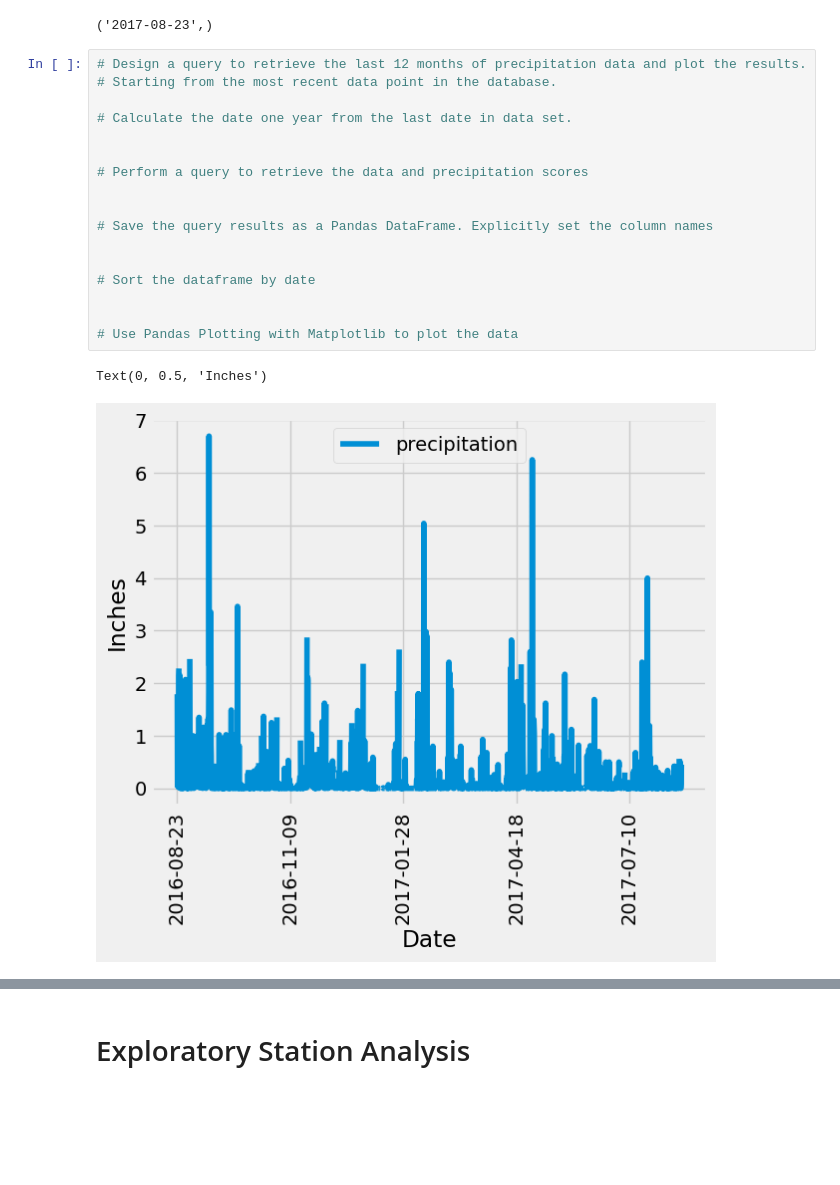
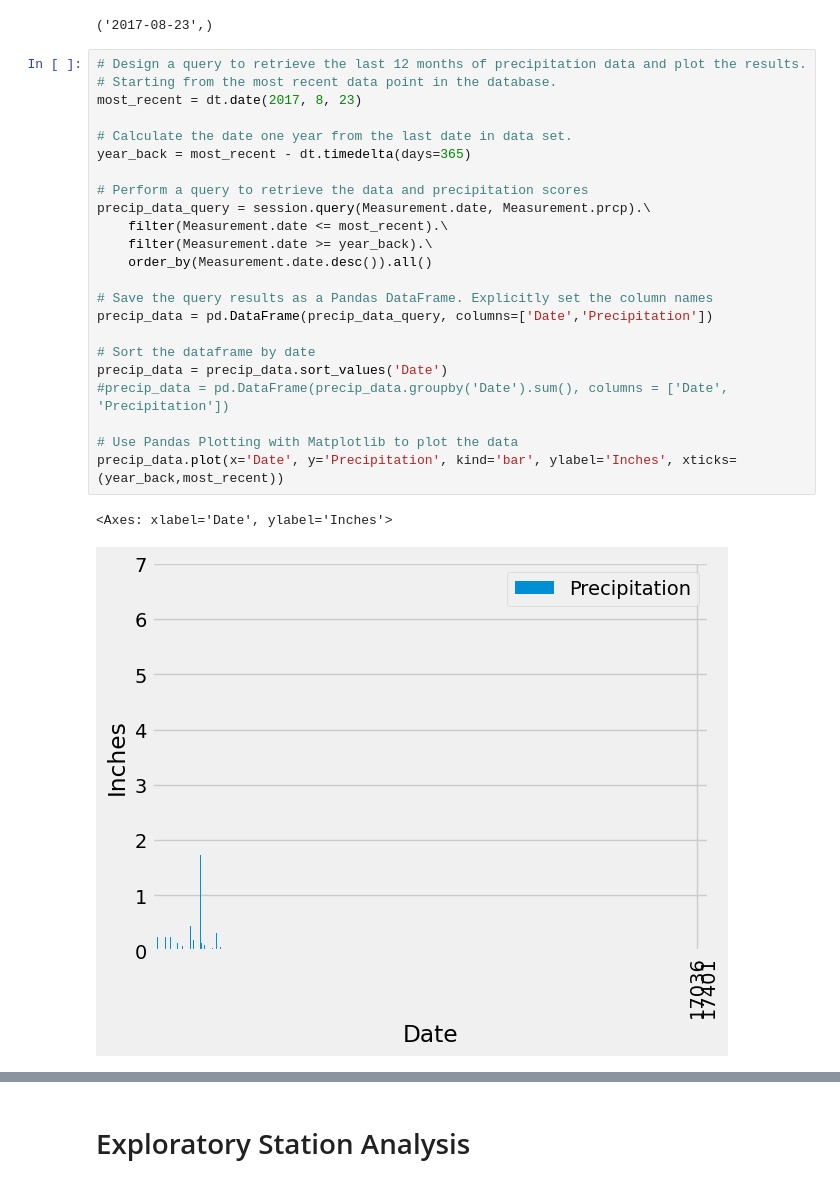
Before and after one commit to ZaneHuttinga/sqlalchemy-challenge, a Jupyter notebook: SurfsUp/climate.ipynb, the cells around one changed output, grey strips where cells are left out. Saved outputs shown, nothing was run; the diff lists cells and outputs as text; blank space fills up the shorter version.

```diff
--- a/SurfsUp/climate.ipynb
+++ b/SurfsUp/climate.ipynb
@@ -46,22 +46,28 @@ session.query(Measurement.date).order_by(Measurement.date.desc()).first()
 # %%
 # Design a query to retrieve the last 12 months of precipitation data and plot the results.
 # Starting from the most recent data point in the database.
+most_recent = dt.date(2017, 8, 23)
 
 # Calculate the date one year from the last date in data set.
-
+year_back = most_recent - dt.timedelta(days=365)
 
 # Perform a query to retrieve the data and precipitation scores
-
+precip_data_query = session.query(Measurement.date, Measurement.prcp).\
+    filter(Measurement.date <= most_recent).\
+    filter(Measurement.date >= year_back).\
+    order_by(Measurement.date.desc()).all()
 
 # Save the query results as a Pandas DataFrame. Explicitly set the column names
-
+precip_data = pd.DataFrame(precip_data_query, columns=['Date','Precipitation'])
 
 # Sort the dataframe by date
-
+precip_data = precip_data.sort_values('Date')
+#precip_data = pd.DataFrame(precip_data.groupby('Date').sum(), columns = ['Date', 'Precipitation'])
 
 # Use Pandas Plotting with Matplotlib to plot the data
+precip_data.plot(x='Date', y='Precipitation', kind='bar', ylabel='Inches', xticks=(year_back,most_recent))
 # %% [output]
-Text(0, 0.5, 'Inches')
+<Axes: xlabel='Date', ylabel='Inches'>
-[figure, old version]
+[figure, new version]
 # %%
 # Use Pandas to calculate the summary statistics for the precipitation data
```
Also changed, not shown: parts of 1 cell of this notebook.
